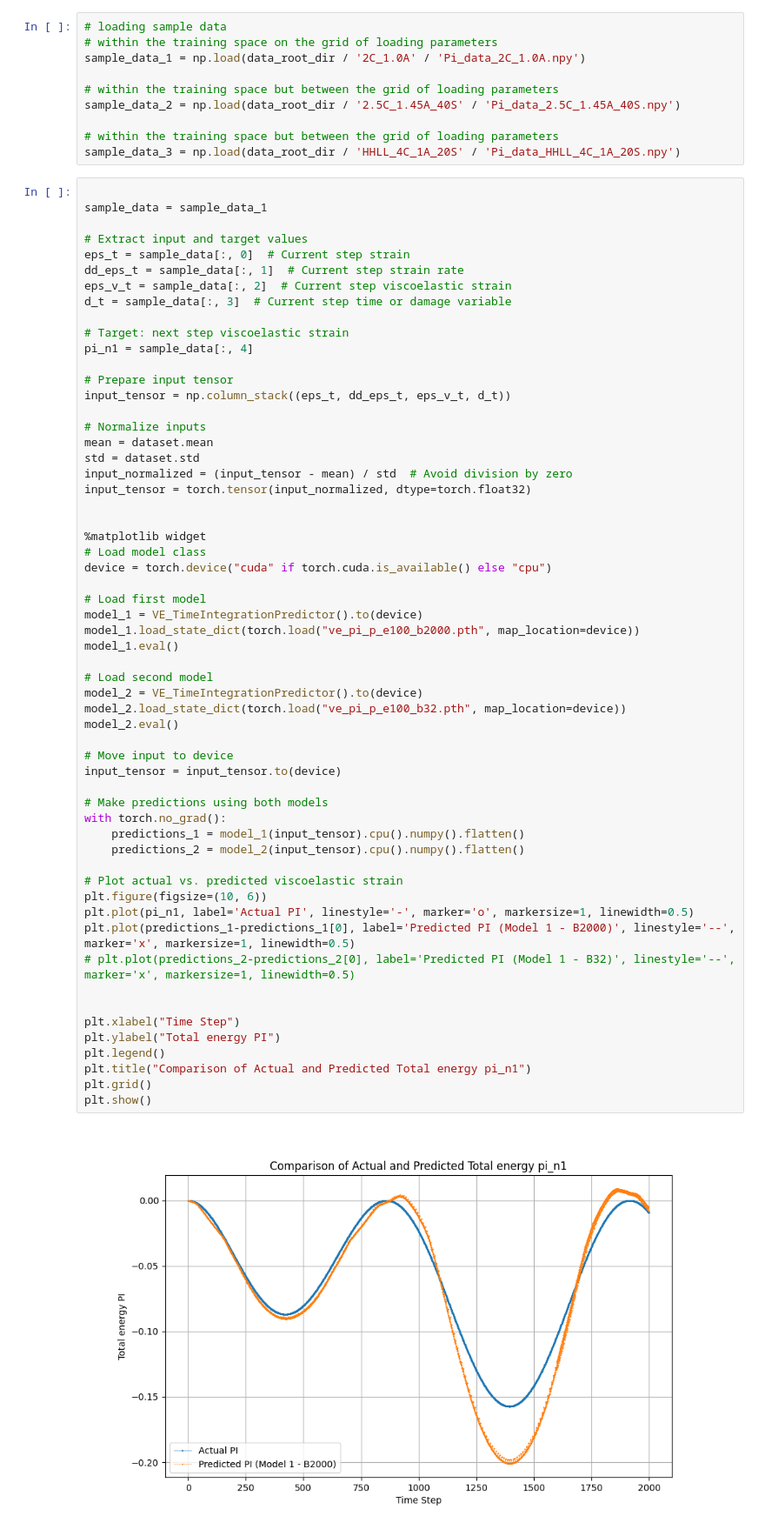
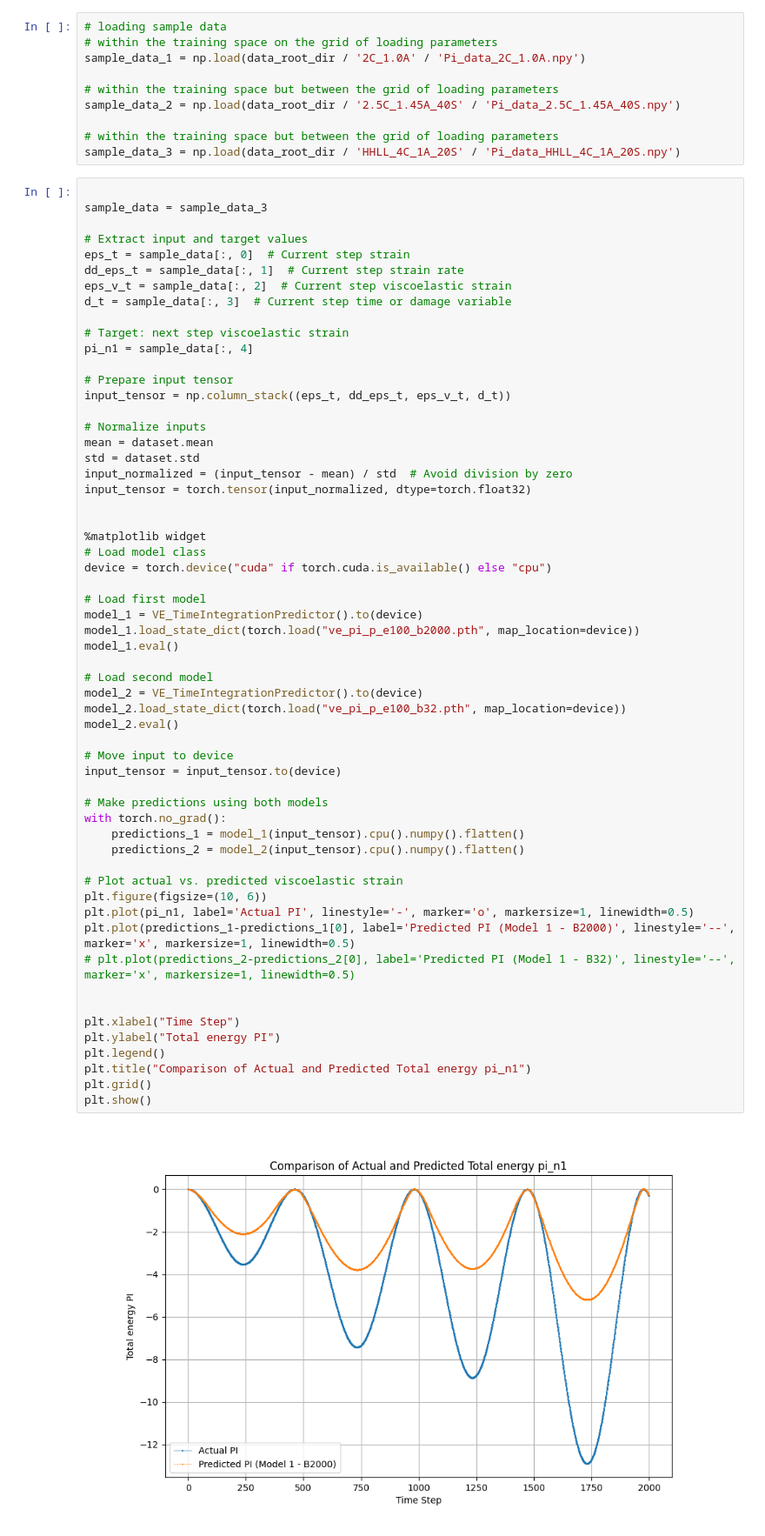
Before and after one commit to bmcs-group/bmcs_ml, a Jupyter notebook: bmcs_ml/ml_pi_predictor/pridiction_check.ipynb, the cells around one changed output. Shown: that part at 87% size. Drawn from its saved outputs; the diff is of its cells as text.

```diff
--- a/bmcs_ml/ml_pi_predictor/pridiction_check.ipynb
+++ b/bmcs_ml/ml_pi_predictor/pridiction_check.ipynb
@@ -108,7 +108,7 @@ sample_data_2 = np.load(data_root_dir / '2.5C_1.45A_40S' / 'Pi_data_2.5C_1.45A_4
 sample_data_3 = np.load(data_root_dir / 'HHLL_4C_1A_20S' / 'Pi_data_HHLL_4C_1A_20S.npy')
 # %%
 
-sample_data = sample_data_1
+sample_data = sample_data_3
 
 # Extract input and target values
 eps_t = sample_data[:, 0]  # Current step strain
@@ -138,34 +138,34 @@ model_1 = VE_TimeIntegrationPredictor().to(device)
 model_1.load_state_dict(torch.load("ve_pi_p_e100_b2000.pth", map_location=device))
 model_1.eval()
 
 # Load second model
 model_2 = VE_TimeIntegrationPredictor().to(device)
 model_2.load_state_dict(torch.load("ve_pi_p_e100_b32.pth", map_location=device))
 model_2.eval()
 
 # Move input to device
 input_tensor = input_tensor.to(device)
 
 # Make predictions using both models
 with torch.no_grad():
     predictions_1 = model_1(input_tensor).cpu().numpy().flatten()
     predictions_2 = model_2(input_tensor).cpu().numpy().flatten()
 
 # Plot actual vs. predicted viscoelastic strain
 plt.figure(figsize=(10, 6))
 plt.plot(pi_n1, label='Actual PI', linestyle='-', marker='o', markersize=1, linewidth=0.5)
 plt.plot(predictions_1-predictions_1[0], label='Predicted PI (Model 1 - B2000)', linestyle='--', marker='x', markersize=1, linewidth=0.5)
 # plt.plot(predictions_2-predictions_2[0], label='Predicted PI (Model 1 - B32)', linestyle='--', marker='x', markersize=1, linewidth=0.5)
 
 
 plt.xlabel("Time Step")
 plt.ylabel("Total energy PI")
 plt.legend()
 plt.title("Comparison of Actual and Predicted Total energy pi_n1")
 plt.grid()
 plt.show()
 # %% [output]
-[figure, old version]
+[figure, new version]
 # %%
 
 
```
